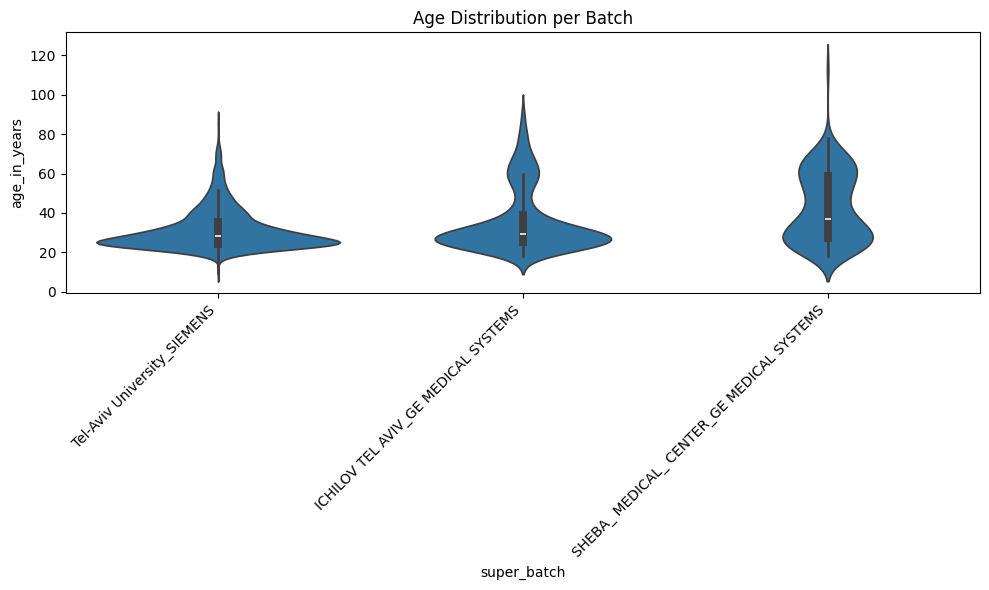
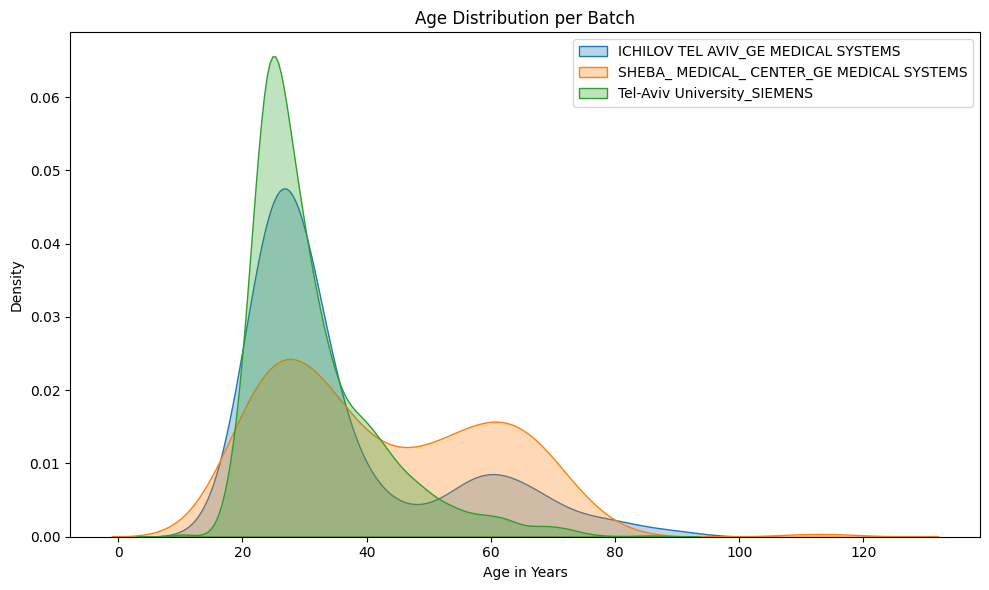
The change to this notebook cell's code, shown as a diff; its figure went from the first image to the second:
--- before
+++ after
@@ -20,12 +20,23 @@
     print(f"\nWarning: Batches with < 5 subjects: {small_batches}")
 
-# 3. Check for Continuous Confounding (ANOVA)
+# 3. Check for Continuous Confounding (ANOVA) AGE
 print("\n--- Confounding Check (Batch vs. Age) ---")
 
 # Group age data by batch
-groups = [group['age_in_years'].values for name, group in df_covariates.groupby('super_batch')]
+age_groups = [group['age_in_years'].values for name, group in df_covariates.groupby('super_batch')]
+
+# plot age distributions per batch in histogram, all batches in one plot
+plt.figure(figsize=(10, 6))
+for name, group in df_covariates.groupby('super_batch'):
+    sns.kdeplot(group['age_in_years'], label=name, fill=True, alpha=0.3)
+plt.title("Age Distribution per Batch")
+plt.xlabel("Age in Years")
+plt.ylabel("Density")
+plt.legend()
+plt.tight_layout()
+plt.show()
 
 # Run One-Way ANOVA
-f_stat, p_val = stats.f_oneway(*groups)
+f_stat, p_val = stats.f_oneway(*age_groups)
 
 print(f"ANOVA F-statistic: {f_stat:.4f}")
@@ -43,2 +54,36 @@
 plt.tight_layout()
 plt.show()
+
+# 3. Check for Continuous Confounding (ANOVA) BIRTH YEAR
+print("\n--- Confounding Check (Batch vs. Birth Year) ---")
+
+# Group birth year data by batch
+birth_year_groups = [group['birth_year'].values for name, group in df_covariates.groupby('super_batch')]
+# plot age distributions per batch in histogram, all batches in one plot
+plt.figure(figsize=(10, 6))
+for name, group in df_covariates.groupby('super_batch'):
+    sns.kdeplot(group['birth_year'], label=name, fill=True, alpha=0.3)
+plt.title("Birth Year Distribution per Batch")
+plt.xlabel("Birth Year")
+plt.ylabel("Density")
+plt.legend()
+plt.tight_layout()
+plt.show()
+
+# Run One-Way ANOVA
+f_stat, p_val = stats.f_oneway(*birth_year_groups)
+
+print(f"ANOVA F-statistic: {f_stat:.4f}")
+print(f"ANOVA p-value: {p_val:.4f}")
+
+if p_val < 0.05:
+    print("ALERT: Strong confounding detected. Mean age differs significantly across batches.")
+    print("NeuroCombat will need to work harder to separate aging from scanner effects.")
+
+# 4. Visual Diagnostic (Crucial for 2000-2025 studies)
+plt.figure(figsize=(10, 6))
+sns.violinplot(x='super_batch', y='birth_year', data=df_covariates)
+plt.xticks(rotation=45, ha='right')
+plt.title("Birth Year Distribution per Batch")
+plt.tight_layout()
+plt.show()

Commit: add visualizations of distributions between batches